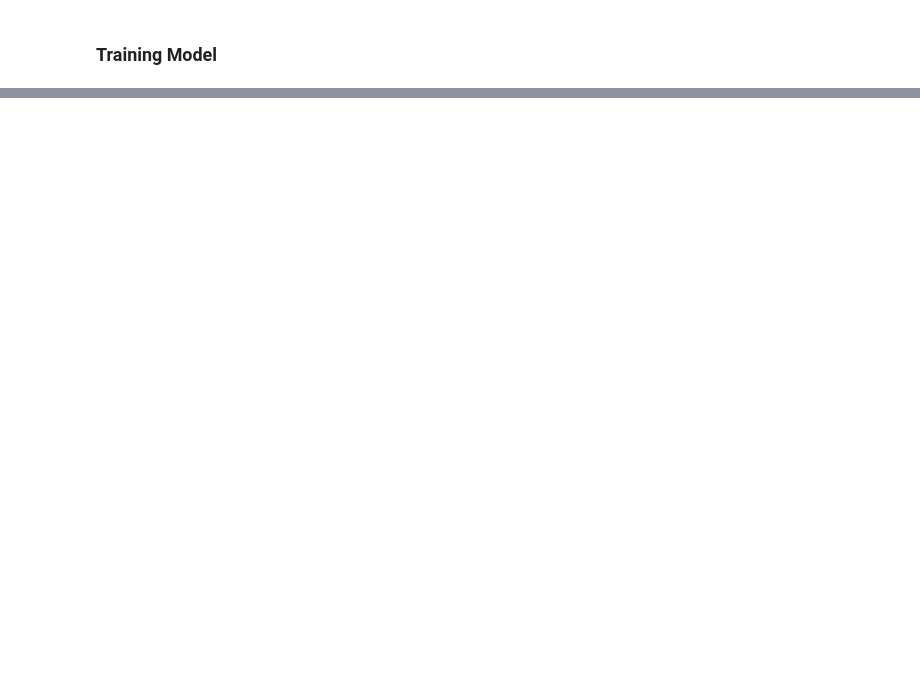
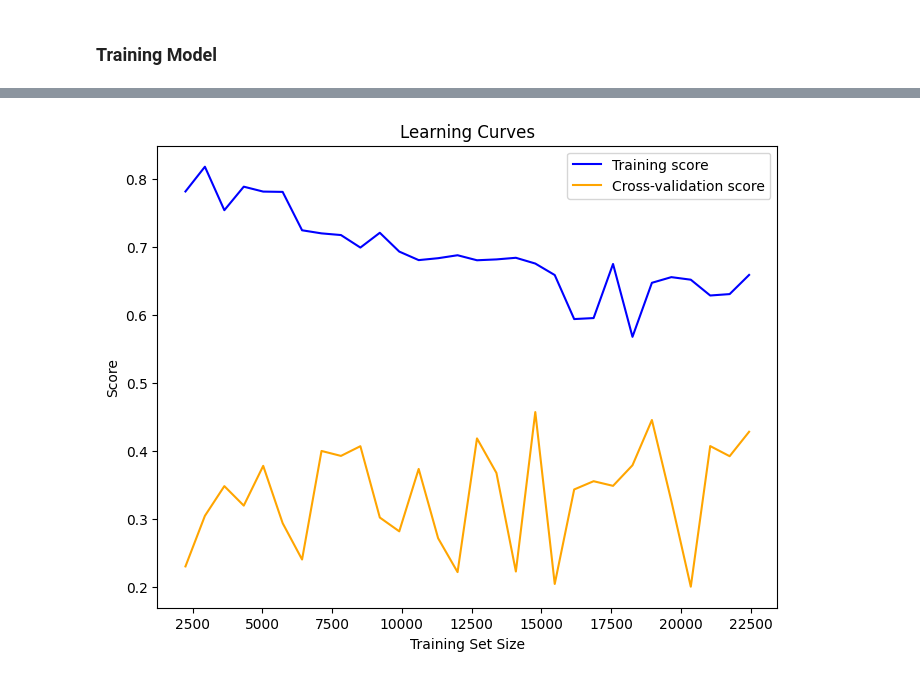
Before and after one commit to hramzan01/project_zero, a Jupyter notebook: nb_utilities_datamerge.ipynb, the cells around one changed output, grey strips where cells are left out. Drawn from its saved outputs; the diff is of its cells as text; code cells hidden in the pictures; blank space fills up the shorter version.

```diff
--- a/nb_utilities_datamerge.ipynb
+++ b/nb_utilities_datamerge.ipynb
@@ -346,0 +409,26 @@ r2_score
+# %%
+import numpy as np
+import matplotlib.pyplot as plt
+from sklearn.model_selection import learning_curve
+
+def plot_learning_curve(estimator, X, y, cv=5):
+    train_sizes, train_scores, test_scores = learning_curve(
+        estimator=estimator, X=X, y=y, cv=cv, train_sizes=np.linspace(0.1, 1.0, 30)
+    )
+
+    train_mean = np.mean(train_scores, axis=1)
+    test_mean = np.mean(test_scores, axis=1)
+
+    plt.figure(figsize=(8, 6))
+    plt.plot(train_sizes, train_mean, color="blue", label="Training score")
+    plt.plot(train_sizes, test_mean, color="orange", label="Cross-validation score")
+    plt.title("Learning Curves")
+    plt.xlabel("Training Set Size")
+    plt.ylabel("Score")
+    plt.legend(loc="best")
+    plt.show()
+
+# Usage:
+plot_learning_curve(sgd_regressor, X, y)
+# %% [output]
+[figure, added]
```
Also changed, not shown: parts of 8 cells of this notebook.
